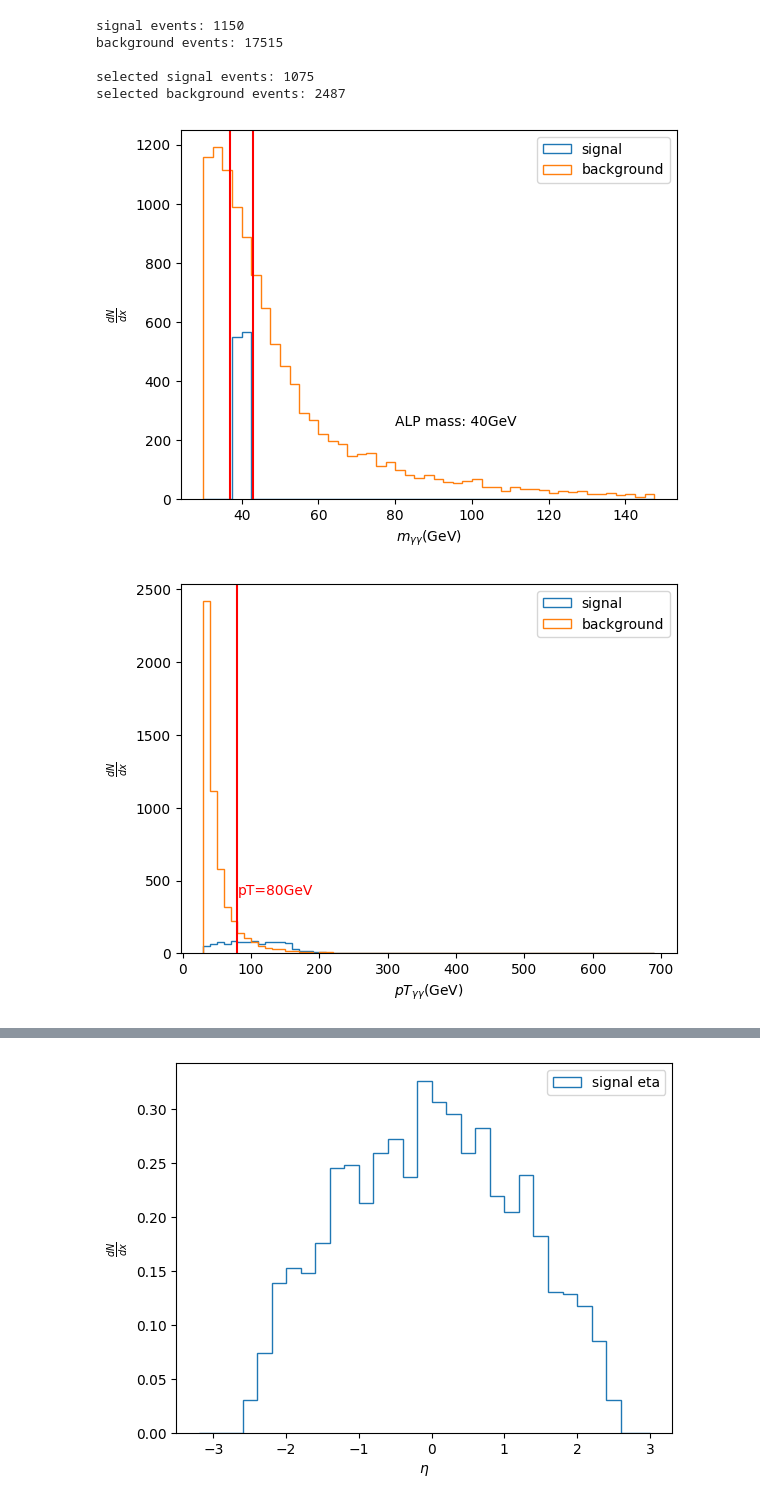
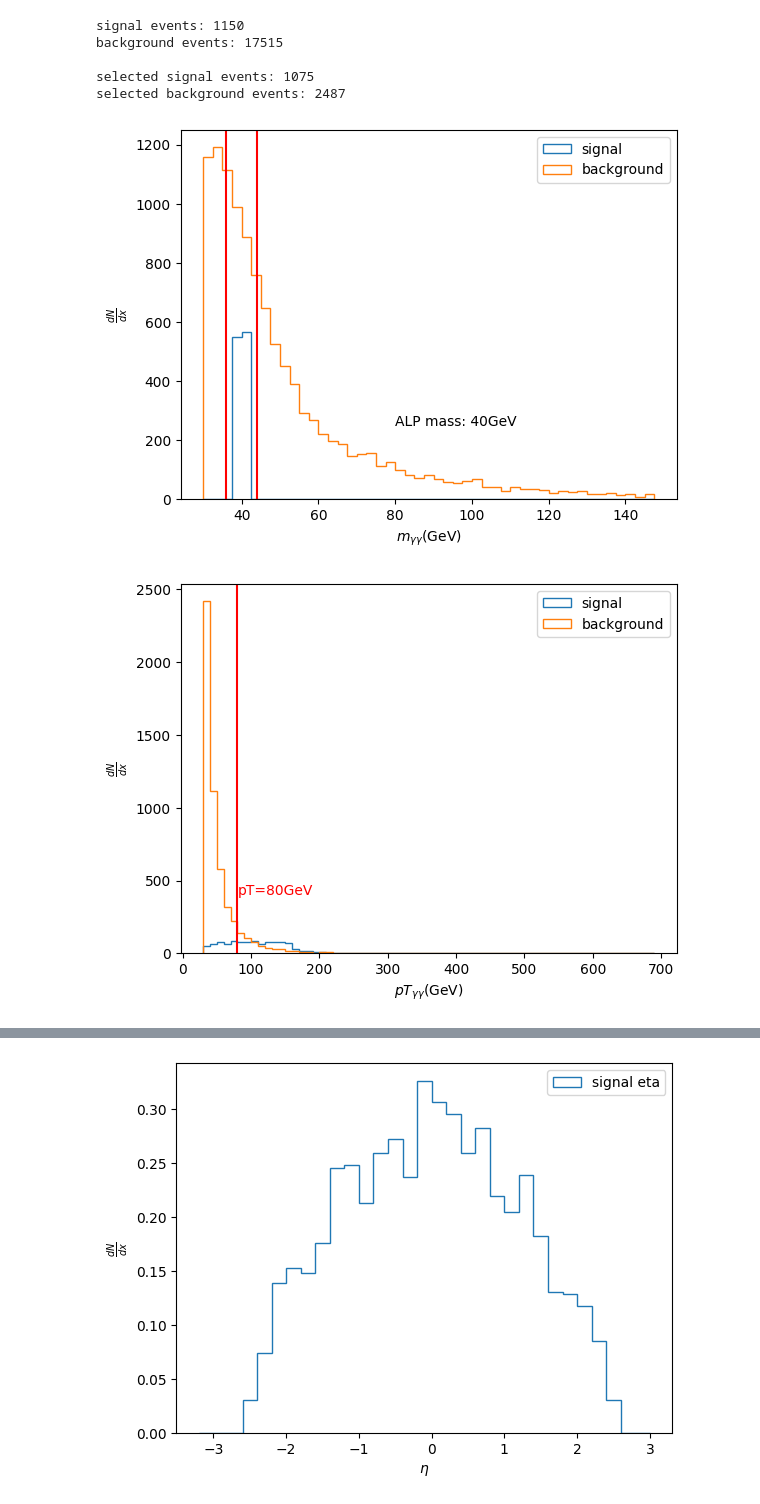
Before and after one commit to FeiChinzz/ALP_push, a Jupyter notebook: za40Selection.ipynb, the cells around one changed output, grey strips where cells are left out. Cells and saved outputs as stored; diff of their text form; code cells hidden in the pictures.

```diff
--- a/za40Selection.ipynb
+++ b/za40Selection.ipynb
@@ -270,36 +270,36 @@ selected background events: 2487
 sig_m_aa = []
 bg_m_aa = []
 sig_pT_aa = []
 bg_pT_aa = []
 
 m_aa(sig_electron_events, sig_m_aa, sig_pT_aa)
 m_aa(sig_muon_events, sig_m_aa, sig_pT_aa)
 
 m_aa(bg_electron_events, bg_m_aa, bg_pT_aa)
 m_aa(bg_muon_events, bg_m_aa, bg_pT_aa)
 
 bins = np.arange(30,150,2.5)
 plt.hist(sig_m_aa, bins=bins, label="signal", histtype='step')
 plt.hist(bg_m_aa, bins=bins, label="background", histtype='step')
-plt.axvline(37, color='r')
-plt.axvline(43, color='r')
+plt.axvline(36, color='r')
+plt.axvline(44, color='r')
 plt.xlabel(r"$m_{\gamma \gamma}$(GeV)")
 plt.ylabel(r"$\frac{dN}{dx}$")
 plt.text(80, 250,"ALP mass: 40GeV")
 plt.legend(loc='best')
 plt.show()
 
 bins = np.arange(30,700,10)
 plt.hist(sig_pT_aa, bins=bins, label="signal", histtype='step')
 plt.hist(bg_pT_aa, bins=bins, label="background", histtype='step')
 plt.axvline(80, color='r')
 plt.text(80, 400, "pT=80GeV", color='r')
 plt.xlabel(r"$pT_{\gamma \gamma}$(GeV)")
 plt.ylabel(r"$\frac{dN}{dx}$")
 plt.legend(loc='best')
 plt.show()
 # %% [output]
-[figure, old version]
+[figure, new version]
 [figure]
 # %%
 ##### select pT_aa #####
```
Also changed, not shown: parts of 5 cells of this notebook.
